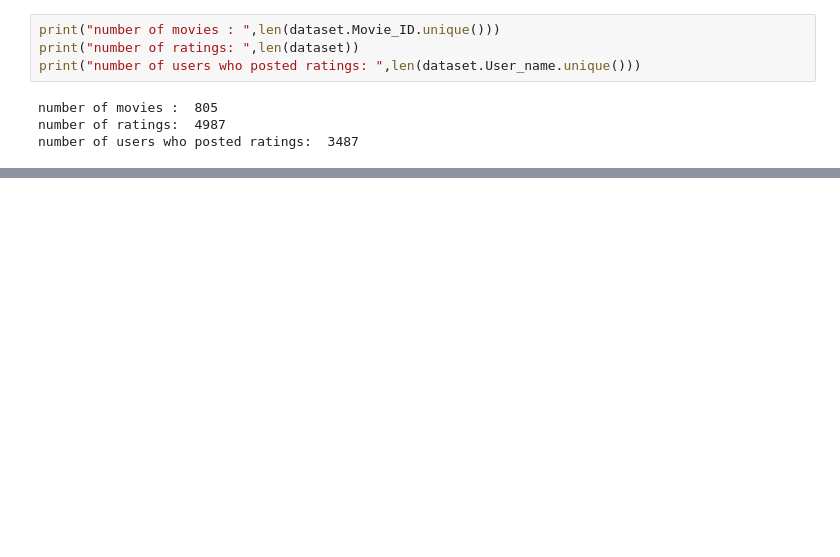
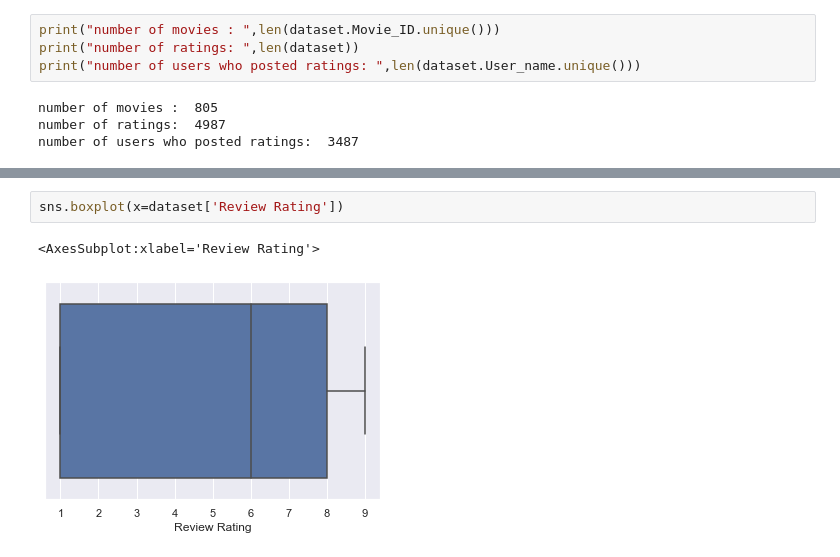
Before and after one commit to Codernob/Bangla-Movie-Recommender-System, a Jupyter notebook: Data Collection/imdb/analysis.ipynb, the cells around one changed output, grey strips where cells are left out. Cells and saved outputs as stored; diff of their text form; blank space fills up the shorter version.

```diff
--- a/Data Collection/imdb/analysis.ipynb
+++ b/Data Collection/imdb/analysis.ipynb
@@ -22,0 +77,5 @@ number of users who posted ratings:  3487
+# %%
+sns.boxplot(x=dataset['Review Rating'])
+# %% [output]
+<AxesSubplot:xlabel='Review Rating'>
+[figure, added]
```
Also changed, not shown: parts of 7 cells of this notebook.
